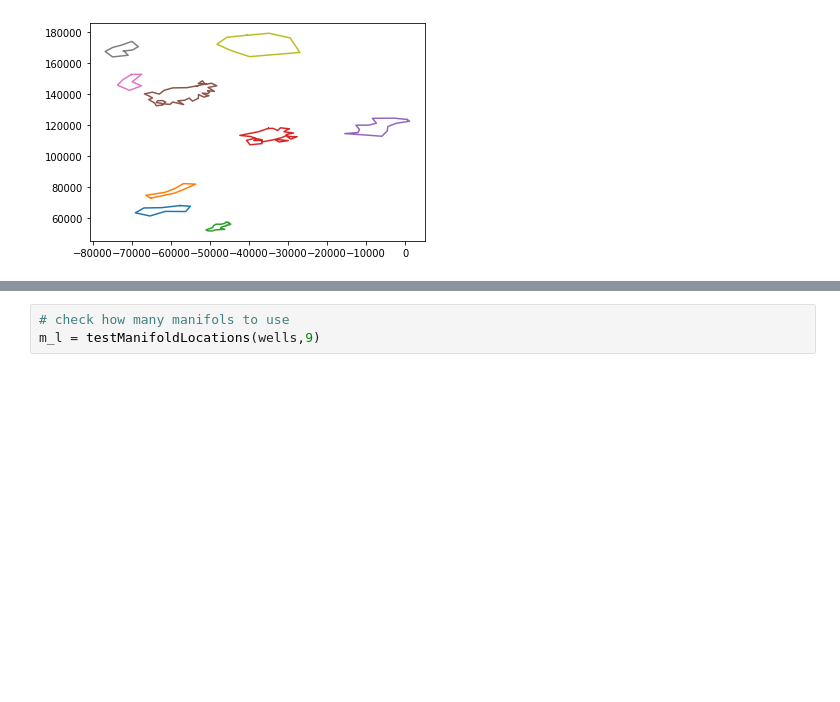
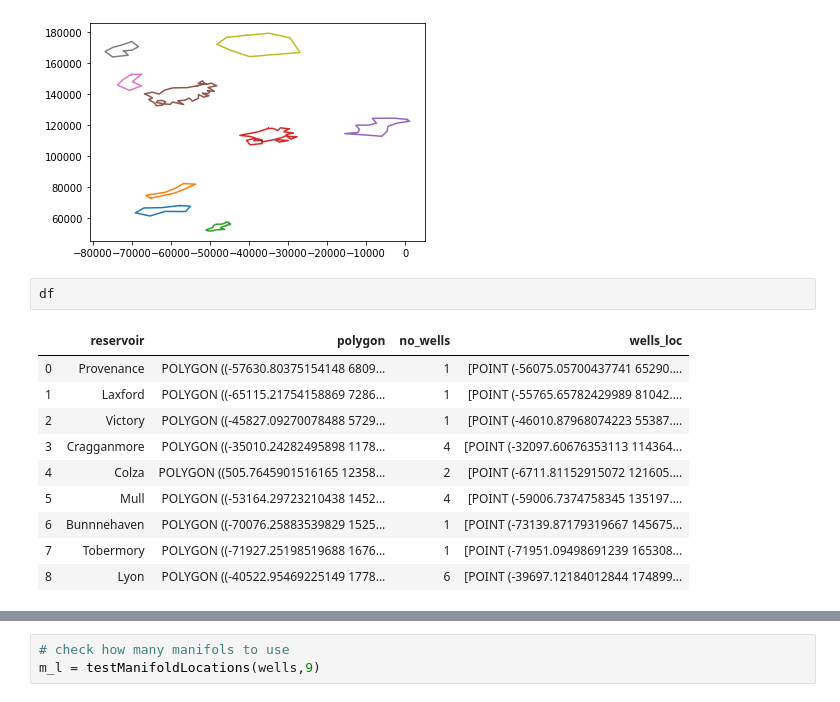
Before and after one commit to Optimus-Consulting/OC_Jupyter, a Jupyter notebook: PDGS.ipynb, the cells around one changed output, grey strips where cells are left out. Cells and saved outputs as stored; diff of their text form; blank space fills up the shorter version.

```diff
--- a/PDGS.ipynb
+++ b/PDGS.ipynb
@@ -509,6 +509,19 @@ wells =np.array(wells)
 # %% [output]
 Imported 9 splines
 [figure]
+# %%
+df
+# %% [output]
+|  | reservoir | polygon | no_wells | wells_loc |
+| 0 | Provenance | POLYGON ((-57630.80375154148 6809... | 1 | [POINT (-56075.05700437741 65290.... |
+| 1 | Laxford | POLYGON ((-65115.21754158869 7286... | 1 | [POINT (-55765.65782429989 81042.... |
+| 2 | Victory | POLYGON ((-45827.09270078488 5729... | 1 | [POINT (-46010.87968074223 55387.... |
+| 3 | Cragganmore | POLYGON ((-35010.24282495898 1178... | 4 | [POINT (-32097.60676353113 114364... |
+| 4 | Colza | POLYGON ((505.7645901516165 12358... | 2 | [POINT (-6711.81152915072 121605.... |
+| 5 | Mull | POLYGON ((-53164.29723210438 1452... | 4 | [POINT (-59006.7374758345 135197.... |
+| 6 | Bunnnehaven | POLYGON ((-70076.25883539829 1525... | 1 | [POINT (-73139.87179319667 145675... |
+| 7 | Tobermory | POLYGON ((-71927.25198519688 1676... | 1 | [POINT (-71951.09498691239 165308... |
+| 8 | Lyon | POLYGON ((-40522.95469225149 1778... | 6 | [POINT (-39697.12184012844 174899... |
 # %%
 wells
 # %% [output]
```
Also changed, not shown: parts of 2 cells of this notebook, 6 other files.
